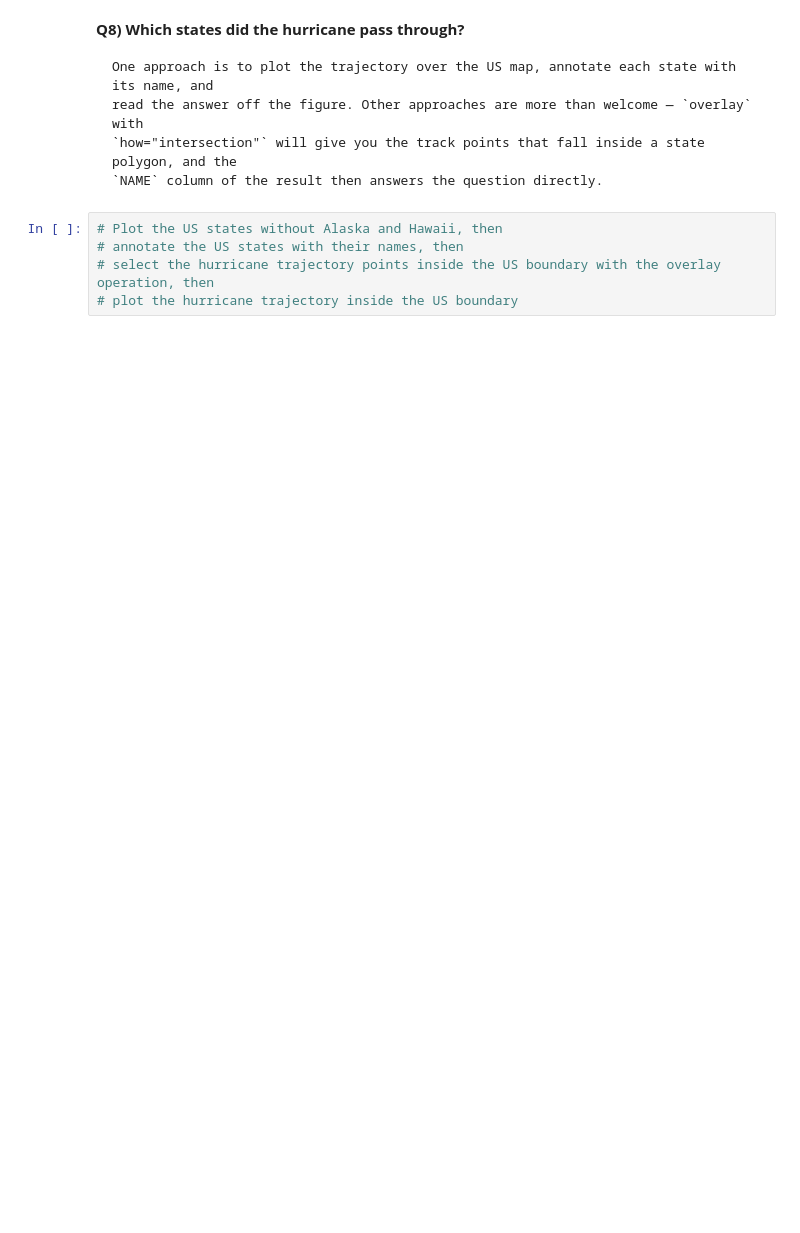
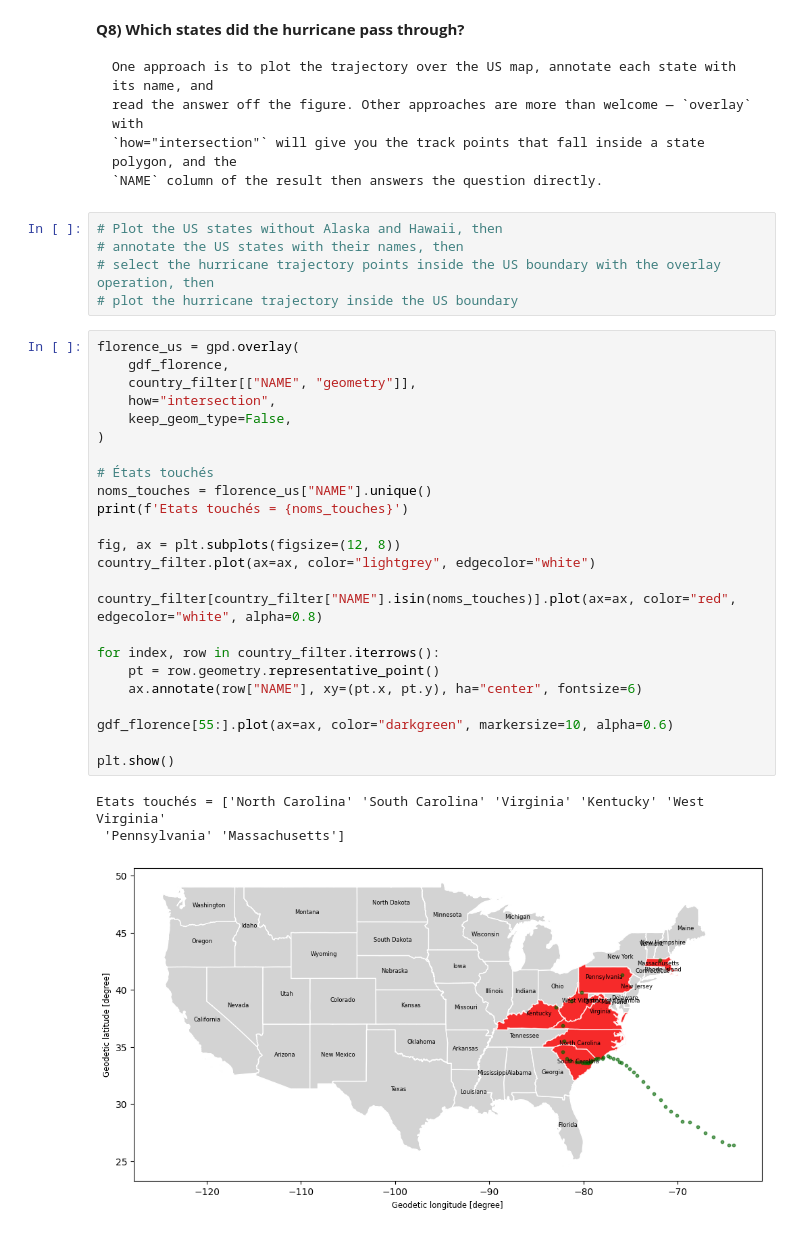
Before and after one commit to MaximeG2110/2026_Intro_Python, a Jupyter notebook: live/part-I/1.6-geospatial-vector-data-environmental-exercises.ipynb, the cells around one changed output. Cells and saved outputs as stored; diff of their text form; blank space fills up the shorter version.

```diff
--- a/live/part-I/1.6-geospatial-vector-data-environmental-exercises.ipynb
+++ b/live/part-I/1.6-geospatial-vector-data-environmental-exercises.ipynb
@@ -136,3 +205,31 @@ read the answer off the figure. Other approaches are more than welcome — `over
 # annotate the US states with their names, then
 # select the hurricane trajectory points inside the US boundary with the overlay operation, then
 # plot the hurricane trajectory inside the US boundary
+# %%
+florence_us = gpd.overlay(
+    gdf_florence,
+    country_filter[["NAME", "geometry"]],
+    how="intersection",
+    keep_geom_type=False,
+)
+
+# États touchés
+noms_touches = florence_us["NAME"].unique()
+print(f'Etats touchés = {noms_touches}')
+
+fig, ax = plt.subplots(figsize=(12, 8))
+country_filter.plot(ax=ax, color="lightgrey", edgecolor="white")
+
+country_filter[country_filter["NAME"].isin(noms_touches)].plot(ax=ax, color="red", edgecolor="white", alpha=0.8)
+
+for index, row in country_filter.iterrows():
+    pt = row.geometry.representative_point()
+    ax.annotate(row["NAME"], xy=(pt.x, pt.y), ha="center", fontsize=6)
+
+gdf_florence[55:].plot(ax=ax, color="darkgreen", markersize=10, alpha=0.6)
+
+plt.show()
+# %% [output]
+Etats touchés = ['North Carolina' 'South Carolina' 'Virginia' 'Kentucky' 'West Virginia'
+ 'Pennsylvania' 'Massachusetts']
+[figure, added]
```
Also changed, not shown: parts of 10 cells of this notebook.
